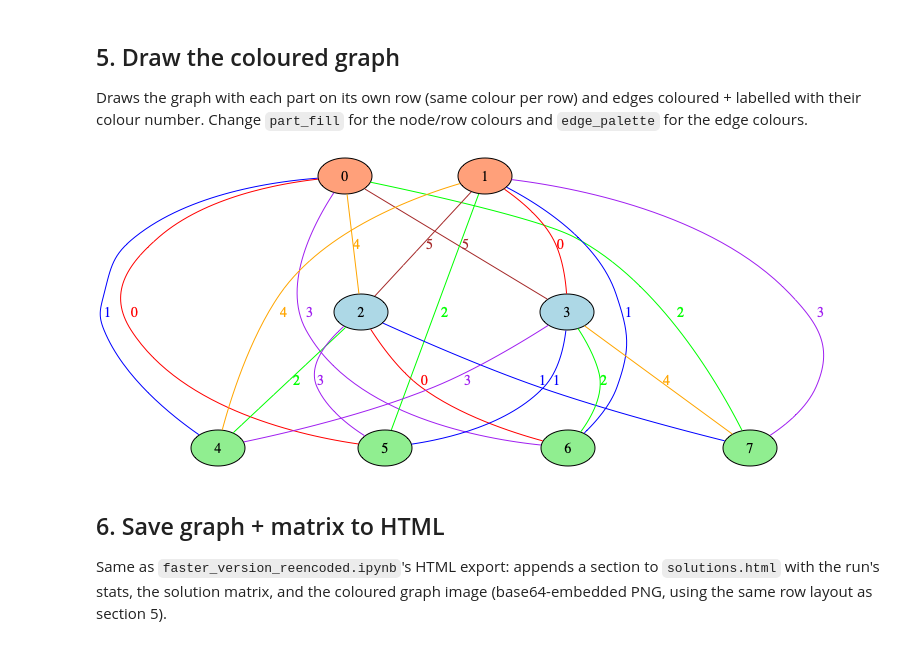
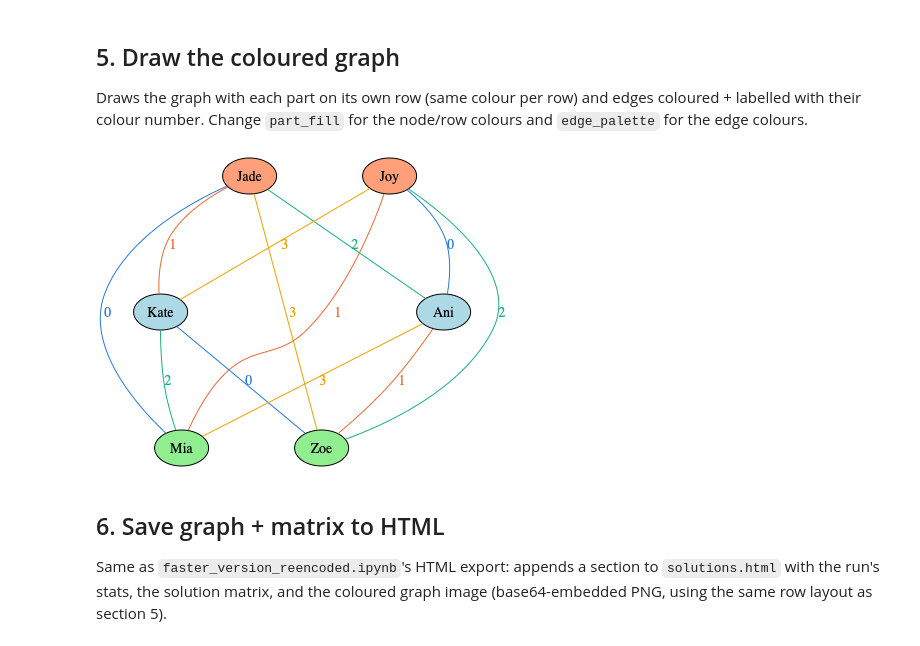
Before and after one commit to Lilit-Lele/graph-coloring, a Jupyter notebook: sat_unsat.ipynb, the cells around one changed output. Drawn from its saved outputs; the diff is of its cells as text; code cells hidden in the pictures.

```diff
--- a/sat_unsat.ipynb
+++ b/sat_unsat.ipynb
@@ -295,6 +519,6 @@ def log_solution(name, graph, res, runtime, path='solutions.txt'):
 Build K(l, m, n) and colour its edges with `interval_coloring_profiled`, printing
 the per-k solver-effort table followed by a summary.
 # %%
-l,m,n = 2,2,7
+l,m,n = 2,2,2
 # %%
 G, gname, _ = build_graph(l, m, n)
@@ -377,10 +662,17 @@ else:
     sizes = [int(t) for t in gname.split('_')[1:]]      # 'k_2_3_4' -> [2, 3, 4]
 
     # >>> CHANGE NODE COLOURS HERE (one per row/part) <<<
-    part_fill = ['lightsalmon', 'lightblue', 'lightgreen', 'khaki', 'plum']
-    # >>> CHANGE EDGE COLOURS HERE (indexed by each edge's colour number) <<<
-    edge_palette = ['red', 'blue', 'green', 'purple', 'orange', 'brown',
-                    'cyan', 'magenta', 'darkgreen', 'gray', 'gold', 'navy']
+    part_fill = ['lightsalmon','lightblue', 'lightgreen', 'khaki', 'plum']
+
+    edge_palette = ['#2a78d6', '#eb6834', '#1baf7a', '#eda100',
+                    '#e87ba4', '#008300', '#4a3aa7', '#e34948']
+    n_colours = res['colours']
+    if n_colours > len(edge_palette):
+        import colorsys
+        extra = n_colours - len(edge_palette)
+        for i in range(extra):
+            r, g, b = colorsys.hsv_to_rgb(i / extra, 0.65, 0.85)
+            edge_palette.append('#%02x%02x%02x' % (int(r * 255), int(g * 255), int(b * 255)))
 
     # node index range for each ORIGINAL part: part p owns nodes [start, start+size)
     starts, node = [], 0
@@ -395,38 +687,39 @@ else:
     n_rows = len(row_order)
 
     # spacing so nodes never overlap and edges have room to route AROUND nodes
     G.graph_attr['nodesep'] = '0.6'    # horizontal gap between nodes in a row
     G.graph_attr['ranksep'] = '1.2'    # vertical gap between rows (room for splines)
     G.graph_attr['splines'] = 'true'   # draw edges as curves that avoid nodes
 
     for row_pos, p in enumerate(row_order):
         part_nodes = part_nodes_by_part[p]
         for nd in part_nodes:
-            n = G.get_node(nd)
-            n.attr['style'] = 'filled'
-            n.attr['fillcolor'] = part_fill[p % len(part_fill)]
+            gnode = G.get_node(nd)
+            gnode.attr['style'] = 'filled'
+            gnode.attr['fillcolor'] = part_fill[p % len(part_fill)]
+            gnode.attr['label'] = str(node_names.get(int(nd), nd))  # custom name, if any
         # top row -> rank 'min', bottom row -> rank 'max', middle rows -> 'same'
         rank = 'min' if row_pos == 0 else ('max' if row_pos == n_rows - 1 else 'same')
         sub = G.add_subgraph(part_nodes, name='row_%d' % row_pos, rank=rank)
         # invisible chain keeps the row in increasing left-to-right order
         for a, b in zip(part_nodes, part_nodes[1:]):
             sub.add_edge(a, b, style='invis')
 
     # colour AND number each edge
     for e_str, color in sol.items():
         u, v = e_str.split(' ')
         e = G.get_edge(u, v)
-        c = edge_palette[color % len(edge_palette)]
+        c = edge_palette[color]
         e.attr['color'] = c
         e.attr['fontcolor'] = c
         e.attr['label'] = str(color)
 
     from IPython.display import Image, display
     # prog='dot' forces the layered engine that stacks the rows.
     # (pygraphviz's draw() defaults to neato, which would scramble the rows.)
     display(Image(G.draw(prog='dot', format='png')))   # show inline (NOT saved to disk)
 # %% [output]
-[figure, old version]
+[figure, new version]
 # %% [markdown]
 ## 6. Save graph + matrix to HTML
 
```
Also changed, not shown: parts of 9 cells of this notebook, 5 other files.
